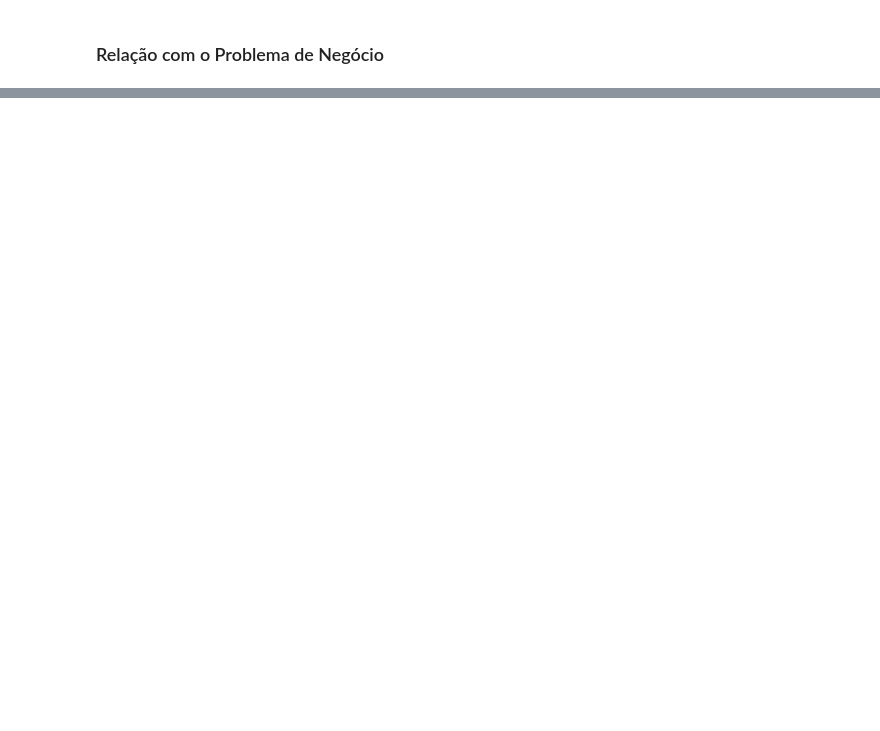
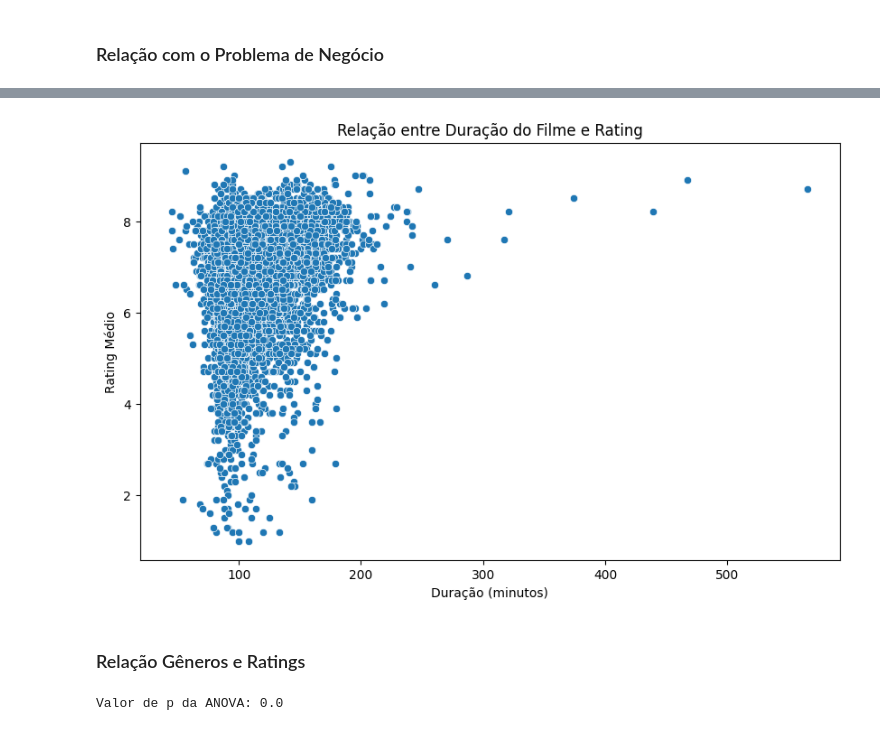
Before and after one commit to Tati-AG/TP1_Mineracao_de_Dados, a Jupyter notebook: modelagem_com_LLMs.ipynb, the cells around one changed output, grey strips where cells are left out. Drawn from its saved outputs; the diff is of its cells as text; code cells hidden in the pictures; blank space fills up the shorter version.

```diff
--- a/modelagem_com_LLMs.ipynb
+++ b/modelagem_com_LLMs.ipynb
@@ -28,0 +121,6 @@ O objetivo principal é fornecer uma análise abrangente que permita aos stakeho
+# %%
+# Remover as colunas endYear e writers
+filtered_df = filtered_df.drop(columns=['titleType', 'primaryTitle', 'isAdult', 'endYear', 'writers'])
+
+# Exportar o DataFrame filtrado e limpo para um novo CSV
+filtered_df.to_csv('cleaned_titles.csv', index=False)
@@ -28,0 +176,15 @@ O objetivo principal é fornecer uma análise abrangente que permita aos stakeho
+# %%
+# Criar um dicionário que mapeia 'nconst' para 'primaryName'
+nconst_to_name = pd.Series(name_basics['primaryName'].values, index=name_basics['nconst']).to_dict()
+
+# Função para substituir os 'nconst' por 'primaryName'
+def replace_nconst_with_name(nconsts):
+    nconst_list = nconsts.split(',')  # O identificador pode ter múltiplos valores separados por vírgula
+    return ', '.join([nconst_to_name.get(nconst.strip(), nconst) for nconst in nconst_list])
+
+# Aplicar a função na coluna 'directors'
+# Supondo que 'directors' seja a coluna com os identificadores alfanuméricos
+filtered_df['directors'] = filtered_df['directors'].apply(replace_nconst_with_name)
+
+# Exibir as primeiras linhas para verificar o resultado
+print(filtered_df[['directors', 'averageRating']].head())
@@ -28,0 +264,25 @@ O objetivo principal é fornecer uma análise abrangente que permita aos stakeho
+# %%
+# Gráfico de dispersão entre duração e rating
+plt.figure(figsize=(10, 6))
+sns.scatterplot(x='runtimeMinutes', y='averageRating', data=filtered_df)
+plt.title('Relação entre Duração do Filme e Rating')
+plt.xlabel('Duração (minutos)')
+plt.ylabel('Rating Médio')
+plt.show()
+# %% [output]
+[figure, added]
+# %% [markdown]
+### Relação Gêneros e Ratings
+# %%
+from scipy import stats
+
+# Separar os filmes por gênero e calcular a média de ratings para cada gênero
+genders = filtered_df['genres'].str.split(',').explode().unique()
+
+# Realizar a ANOVA para comparar ratings entre gêneros
+ratings_by_genre = [filtered_df[filtered_df['genres'].str.contains(genre)]['averageRating'] for genre in genders]
+f_stat, p_value = stats.f_oneway(*ratings_by_genre)
+
+print(f"Valor de p da ANOVA: {p_value}")
+# %% [output]
+Valor de p da ANOVA: 0.0
```
Also changed, not shown: parts of 30 cells of this notebook.
